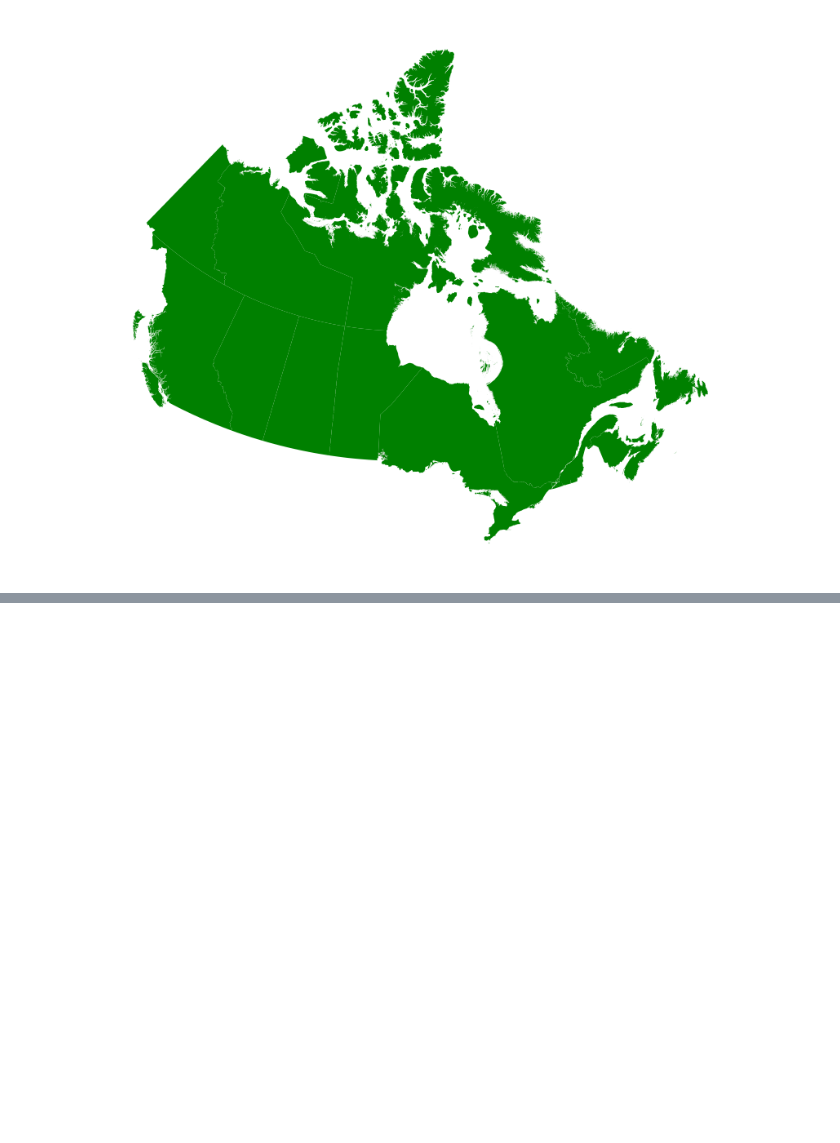
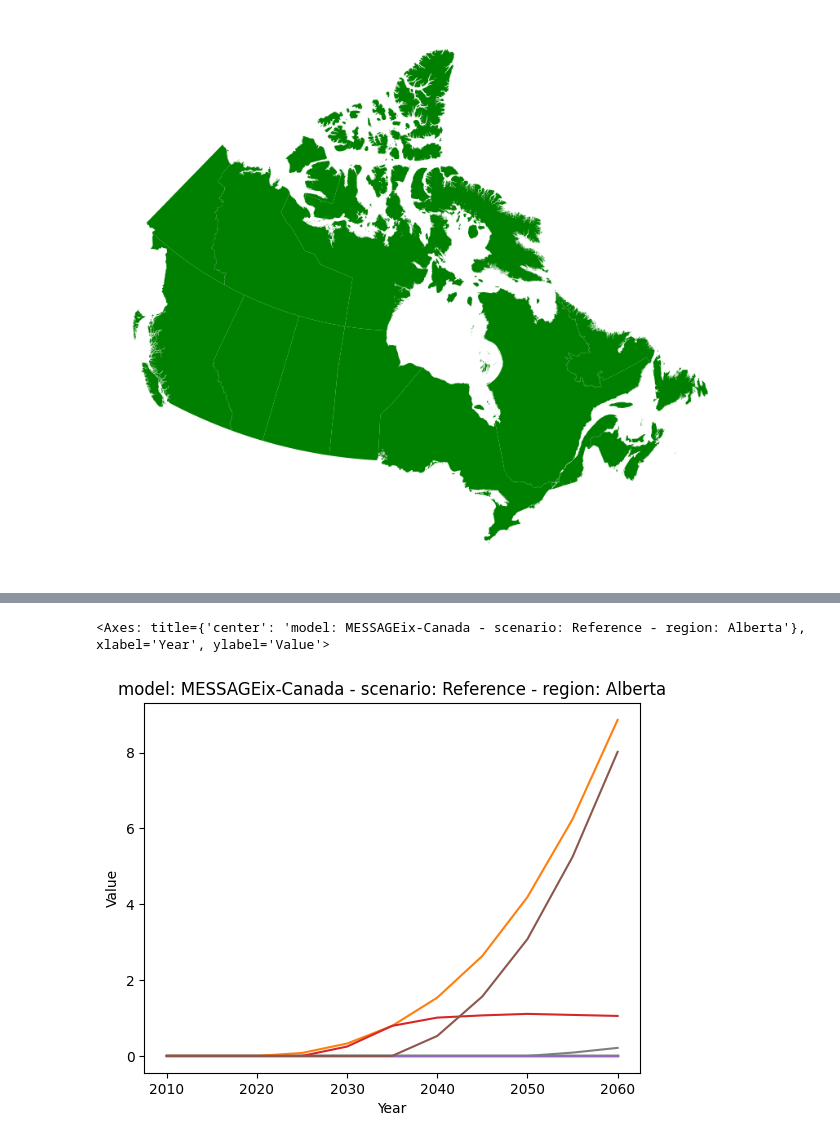
Before and after one commit to awais307/message-ix-canada, a Jupyter notebook: model/notebooks/plots.ipynb, the cells around one changed output, grey strips where cells are left out. Cells and saved outputs as stored; diff of their text form; code cells hidden in the pictures; blank space fills up the shorter version.

```diff
--- a/model/notebooks/plots.ipynb
+++ b/model/notebooks/plots.ipynb
@@ -99,0 +244,3 @@ Latitude (Y-axis) limits: (np.float64(430196.84214275004), np.float64(5471321.23
+# %%
+df_pyam.filter(variable = 'Secondary Energy|hydrogen*', region='Alberta').plot()
+# %% [output]
@@ -99,0 +248,2 @@ Latitude (Y-axis) limits: (np.float64(430196.84214275004), np.float64(5471321.23
+<Axes: title={'center': 'model: MESSAGEix-Canada - scenario: Reference - region: Alberta'}, xlabel='Year', ylabel='Value'>
+[figure, added]
```
Also changed, not shown: parts of 28 cells of this notebook, 5 other files.
